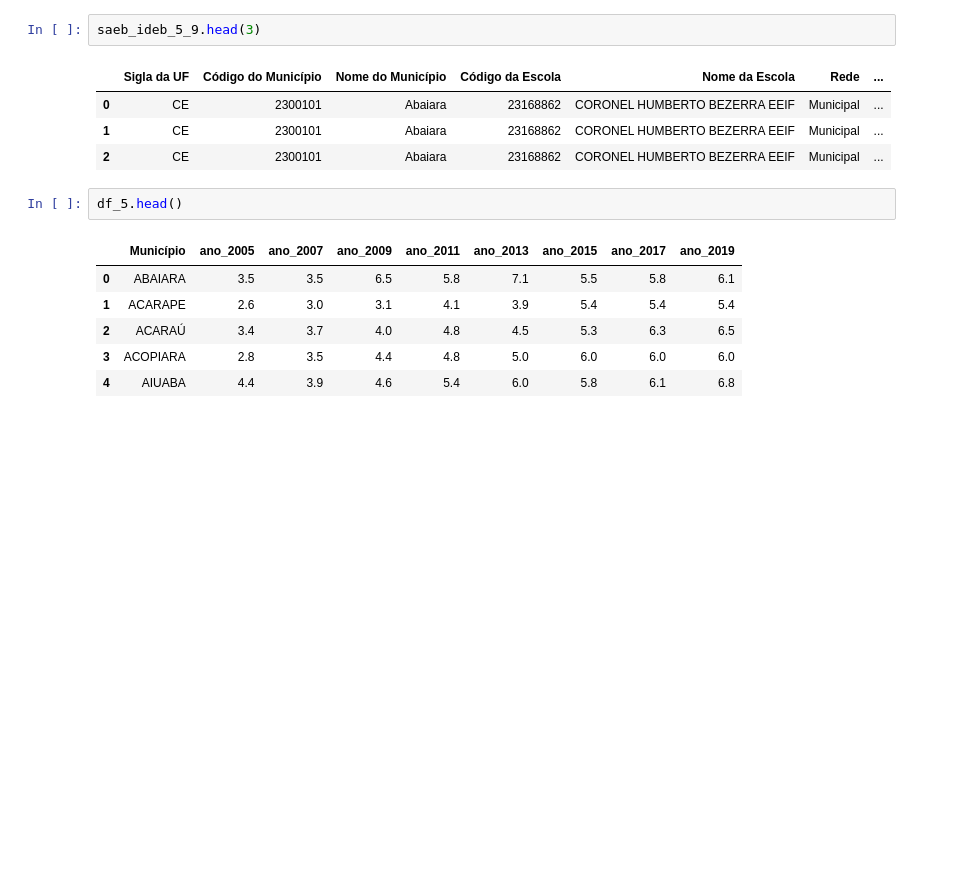
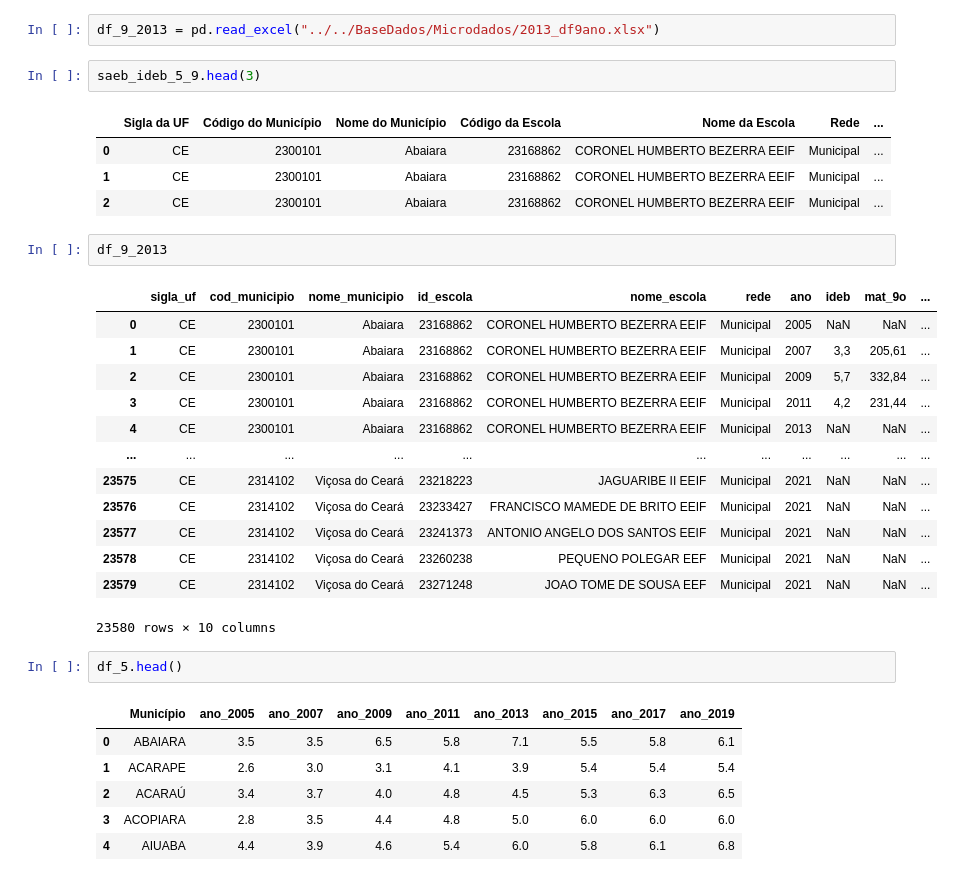
Before and after one commit to Insper-Data/Data_Cactus, a Jupyter notebook: Codigo/BaseDados/cidade_cactus_nao_municipios.ipynb, the cells around one changed output. Cells and saved outputs as stored; diff of their text form; blank space fills up the shorter version.

Commit message:
base 2013

```diff
--- a/Codigo/BaseDados/cidade_cactus_nao_municipios.ipynb
+++ b/Codigo/BaseDados/cidade_cactus_nao_municipios.ipynb
@@ -11,6 +11,8 @@ import numpy as np
 df_5 = pd.read_excel("base_dados/IDEB_municipios_ceara_5_ano.xlsx")
 df_9 = pd.read_excel("base_dados/IDEB_municipios_ceara_9_ano.xlsx")
 saeb = pd.read_excel("base_dados/saeb_2017_2019.xlsx")
+# %%
+df_9_2013 = pd.read_excel("../../BaseDados/Microdados/2013_df9ano.xlsx")
 # %%
 saeb_ideb_5_9.head(3)
 # %% [output]
@@ -18,6 +20,22 @@ saeb_ideb_5_9.head(3)
 | 0 | CE | 2300101 | Abaiara | 23168862 | CORONEL HUMBERTO BEZERRA EEIF | Municipal | ... |
 | 1 | CE | 2300101 | Abaiara | 23168862 | CORONEL HUMBERTO BEZERRA EEIF | Municipal | ... |
 | 2 | CE | 2300101 | Abaiara | 23168862 | CORONEL HUMBERTO BEZERRA EEIF | Municipal | ... |
+# %%
+df_9_2013
+# %% [output]
+|  | sigla_uf | cod_municipio | nome_municipio | id_escola | nome_escola | rede | ano | ideb | mat_9o | ... |
+| 0 | CE | 2300101 | Abaiara | 23168862 | CORONEL HUMBERTO BEZERRA EEIF | Municipal | 2005 | NaN | NaN | ... |
+| 1 | CE | 2300101 | Abaiara | 23168862 | CORONEL HUMBERTO BEZERRA EEIF | Municipal | 2007 | 3,3 | 205,61 | ... |
+| 2 | CE | 2300101 | Abaiara | 23168862 | CORONEL HUMBERTO BEZERRA EEIF | Municipal | 2009 | 5,7 | 332,84 | ... |
+| 3 | CE | 2300101 | Abaiara | 23168862 | CORONEL HUMBERTO BEZERRA EEIF | Municipal | 2011 | 4,2 | 231,44 | ... |
+| 4 | CE | 2300101 | Abaiara | 23168862 | CORONEL HUMBERTO BEZERRA EEIF | Municipal | 2013 | NaN | NaN | ... |
+| ... | ... | ... | ... | ... | ... | ... | ... | ... | ... | ... |
+| 23575 | CE | 2314102 | Viçosa do Ceará | 23218223 | JAGUARIBE II EEIF | Municipal | 2021 | NaN | NaN | ... |
+| 23576 | CE | 2314102 | Viçosa do Ceará | 23233427 | FRANCISCO MAMEDE DE BRITO EEIF | Municipal | 2021 | NaN | NaN | ... |
+| 23577 | CE | 2314102 | Viçosa do Ceará | 23241373 | ANTONIO ANGELO DOS SANTOS EEIF | Municipal | 2021 | NaN | NaN | ... |
+| 23578 | CE | 2314102 | Viçosa do Ceará | 23260238 | PEQUENO POLEGAR EEF | Municipal | 2021 | NaN | NaN | ... |
+| 23579 | CE | 2314102 | Viçosa do Ceará | 23271248 | JOAO TOME DE SOUSA EEF | Municipal | 2021 | NaN | NaN | ... |
+23580 rows × 10 columns
 # %%
 df_5.head()
 # %% [output]
```
Also changed, not shown: parts of 5 cells of this notebook, 14 other files.
